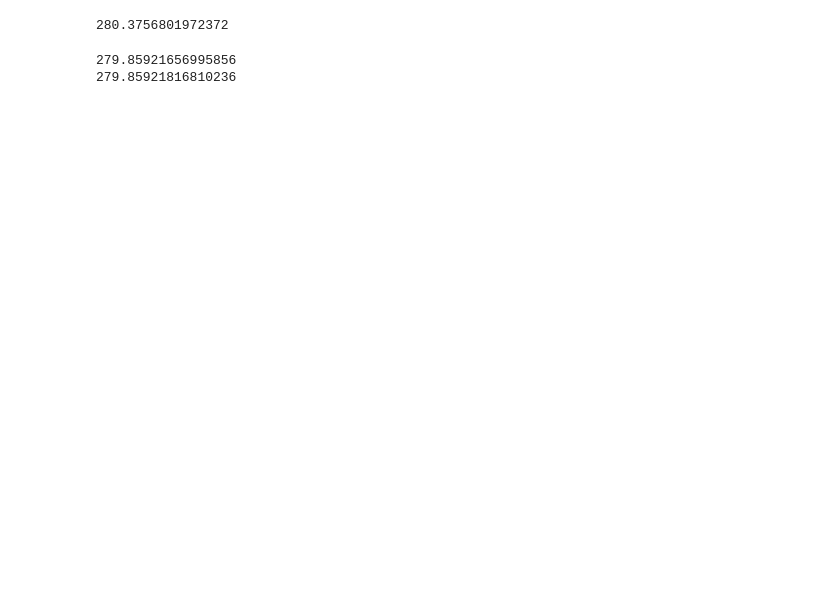
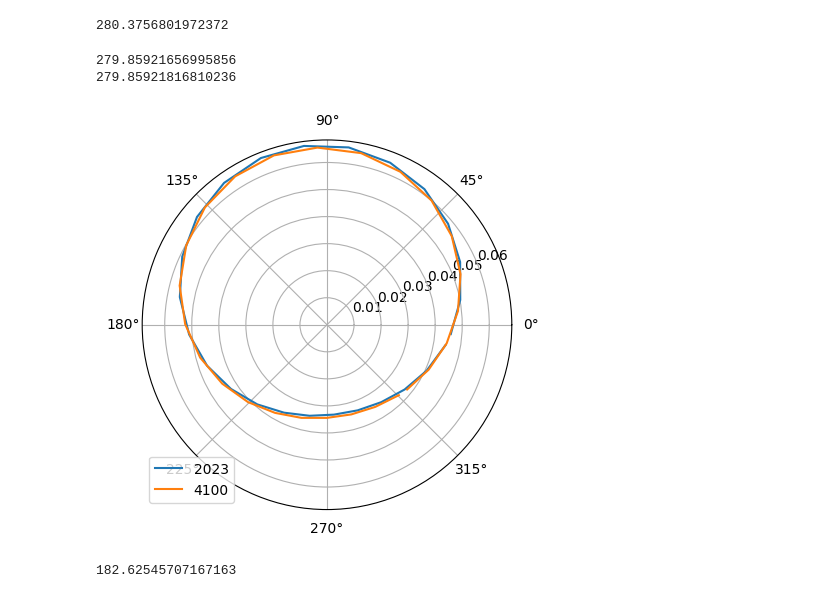
Before and after one commit to aniketh-g/vAkyapaJcAGgam, a Jupyter notebook: longitude_calculations.ipynb, the cells around one changed output. Drawn from its saved outputs; the diff is of its cells as text; code cells hidden in the pictures; blank space fills up the shorter version.

```diff
--- a/longitude_calculations.ipynb
+++ b/longitude_calculations.ipynb
@@ -221,0 +212,21 @@ plt.polar(theta2s, r2s, 'g')
+# %%
+import matplotlib.pyplot as plt
+
+r0 = 0.95
+interval = 15
+for year in [2023, 4100]:
+    thetas = [computeSun(year, 3, 21+interval*i)[0]*d2r for i in range(1+math.floor(365/interval))]
+    rs = [computeSun(year, 3, 21+interval*i)[1]-r0 for i in range(1+math.floor(365/interval))]
+    plt.polar(thetas, rs, label="%s"%year)
+
+plt.legend()
+plt.show()
+# %% [output]
+[figure, added]
+# %%
+anomalistic_yr = 365+(6+(13+53/60)/60)/24
+tropical_yr    = 365+(5+(48+45/60)/60)/24
+
+print(1/(1/anomalistic_yr+1/tropical_yr))
+# %% [output]
+182.62545707167163
```
Also changed, not shown: parts of 1 cell of this notebook, 5 other files.
